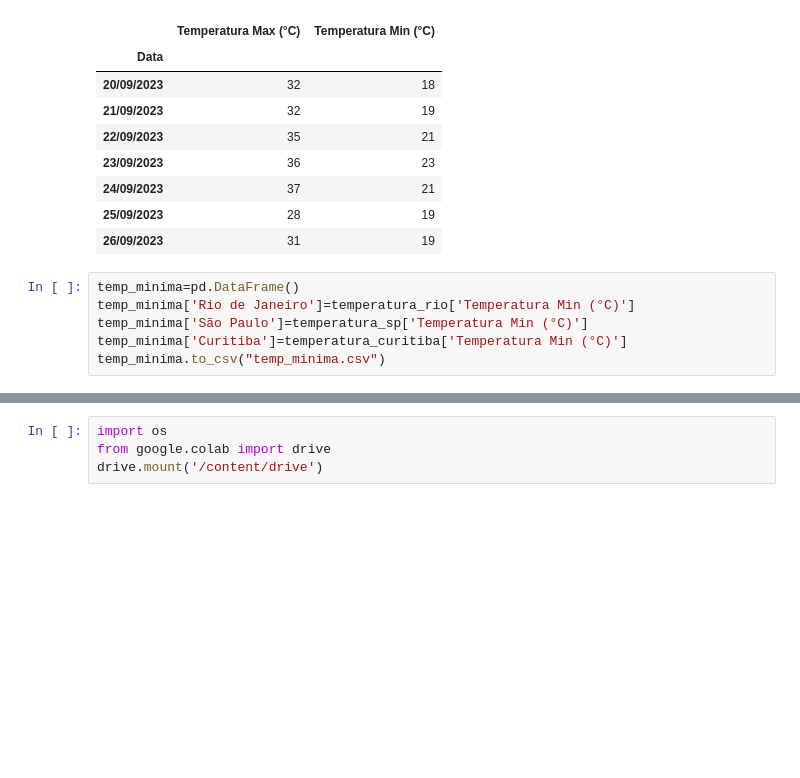
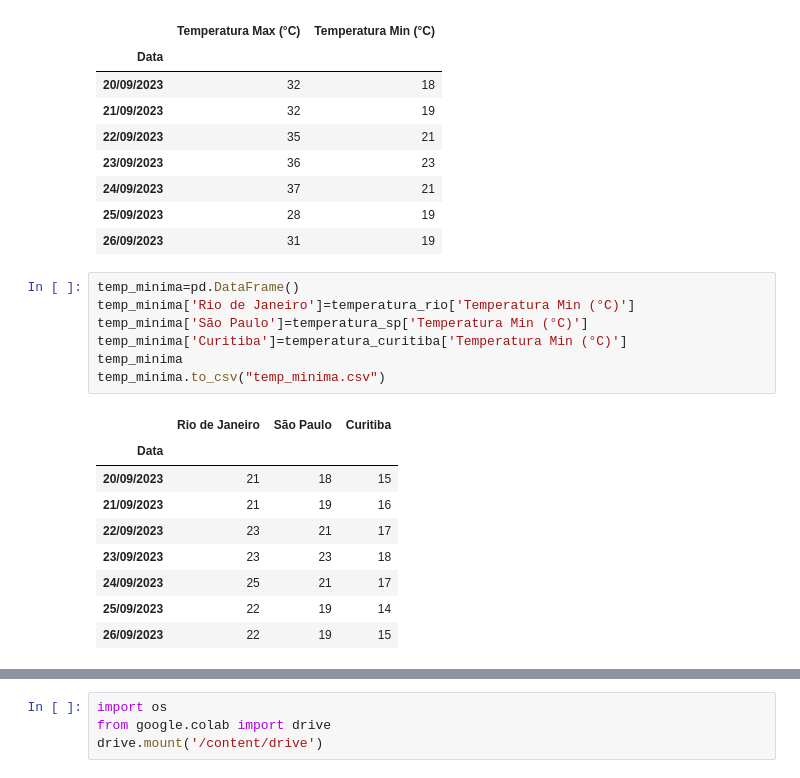
Before and after one commit to mgoncalves-chaves/ETL_python, a Jupyter notebook: ETL_python.ipynb, the cells around one changed output, grey strips where cells are left out. Cells and saved outputs as stored; diff of their text form; blank space fills up the shorter version.

```diff
--- a/ETL_python.ipynb
+++ b/ETL_python.ipynb
@@ -45,9 +45,20 @@ temperatura_sp
 # %%
 temp_minima=pd.DataFrame()
 temp_minima['Rio de Janeiro']=temperatura_rio['Temperatura Min (°C)']
 temp_minima['São Paulo']=temperatura_sp['Temperatura Min (°C)']
 temp_minima['Curitiba']=temperatura_curitiba['Temperatura Min (°C)']
+temp_minima
 temp_minima.to_csv("temp_minima.csv")
+# %% [output]
+|  | Rio de Janeiro | São Paulo | Curitiba |
+| Data |  |  |  |
+| 20/09/2023 | 21 | 18 | 15 |
+| 21/09/2023 | 21 | 19 | 16 |
+| 22/09/2023 | 23 | 21 | 17 |
+| 23/09/2023 | 23 | 23 | 18 |
+| 24/09/2023 | 25 | 21 | 17 |
+| 25/09/2023 | 22 | 19 | 14 |
+| 26/09/2023 | 22 | 19 | 15 |
 # %%
 temp_maxima=pd.DataFrame()
 temp_maxima['Rio de Janeiro']=temperatura_rio['Temperatura Max (°C)']
```
Also changed, not shown: parts of 4 cells of this notebook.
